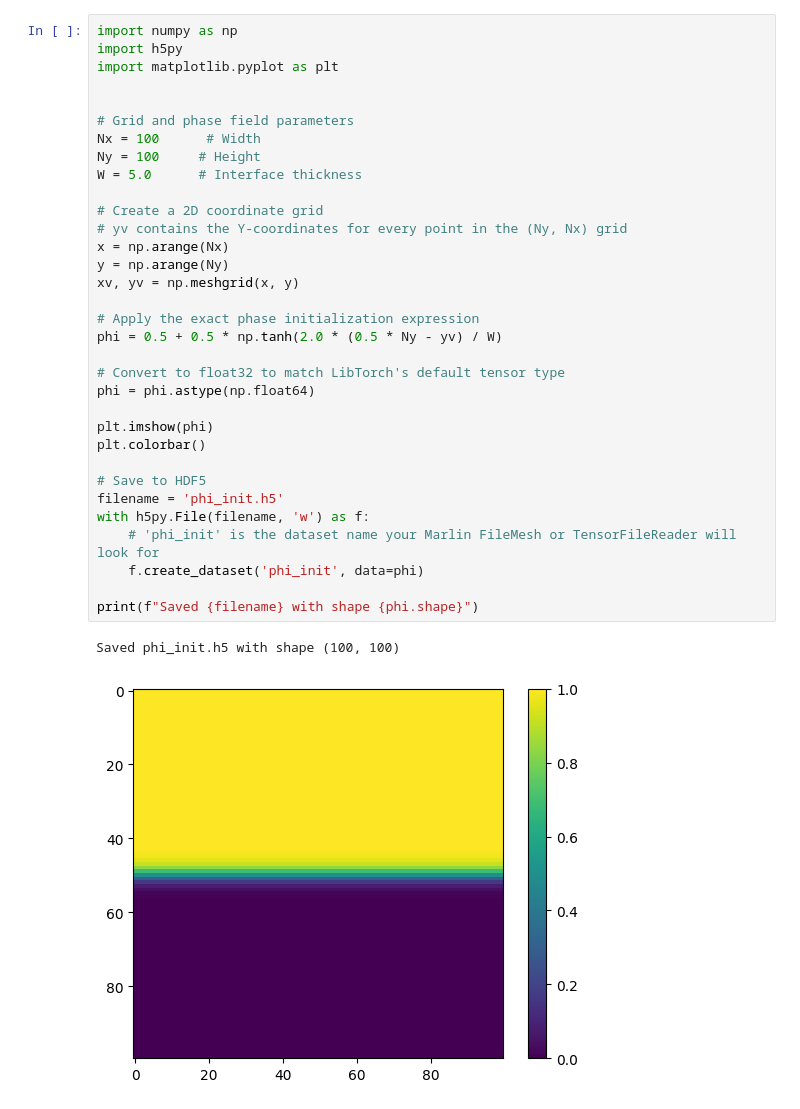
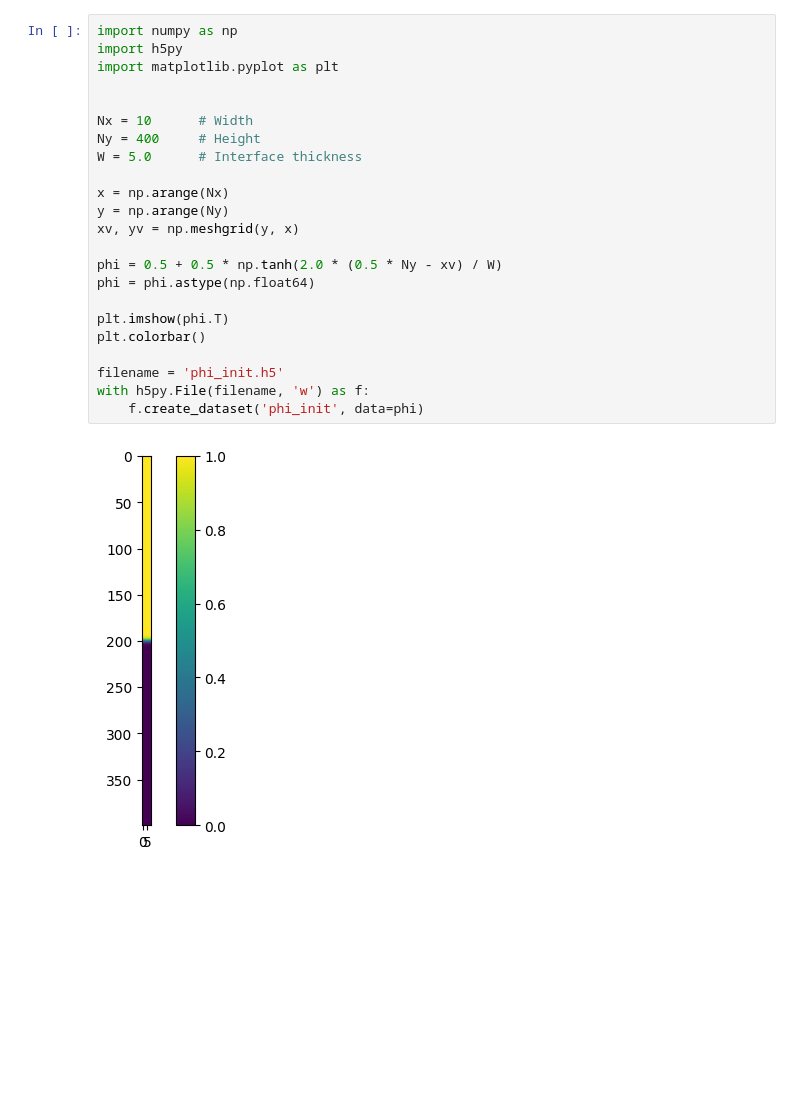
Before and after one commit to idaholab/marlin, a Jupyter notebook: examples/lbm/Phase-field/layered_poiseuille.ipynb, the cells around one changed output. Drawn from its saved outputs; the diff is of its cells as text; blank space fills up the shorter version.

```diff
--- a/examples/lbm/Phase-field/layered_poiseuille.ipynb
+++ b/examples/lbm/Phase-field/layered_poiseuille.ipynb
@@ -1,36 +1,25 @@
 # %%
 import numpy as np
 import h5py
 import matplotlib.pyplot as plt
 
 
-# Grid and phase field parameters
-Nx = 100      # Width
-Ny = 100     # Height
+Nx = 10      # Width
+Ny = 400     # Height
 W = 5.0      # Interface thickness
 
-# Create a 2D coordinate grid
-# yv contains the Y-coordinates for every point in the (Ny, Nx) grid
 x = np.arange(Nx)
 y = np.arange(Ny)
-xv, yv = np.meshgrid(x, y)
+xv, yv = np.meshgrid(y, x)
 
-# Apply the exact phase initialization expression
-phi = 0.5 + 0.5 * np.tanh(2.0 * (0.5 * Ny - yv) / W)
-
-# Convert to float32 to match LibTorch's default tensor type
+phi = 0.5 + 0.5 * np.tanh(2.0 * (0.5 * Ny - xv) / W)
 phi = phi.astype(np.float64)
 
-plt.imshow(phi)
+plt.imshow(phi.T)
 plt.colorbar()
 
-# Save to HDF5
 filename = 'phi_init.h5'
 with h5py.File(filename, 'w') as f:
-    # 'phi_init' is the dataset name your Marlin FileMesh or TensorFileReader will look for
     f.create_dataset('phi_init', data=phi)
-
-print(f"Saved {filename} with shape {phi.shape}")
 # %% [output]
-Saved phi_init.h5 with shape (100, 100)
-[figure, old version]
+[figure, new version]
```
Also changed, not shown: parts of 1 cell of this notebook, 5 other files.
